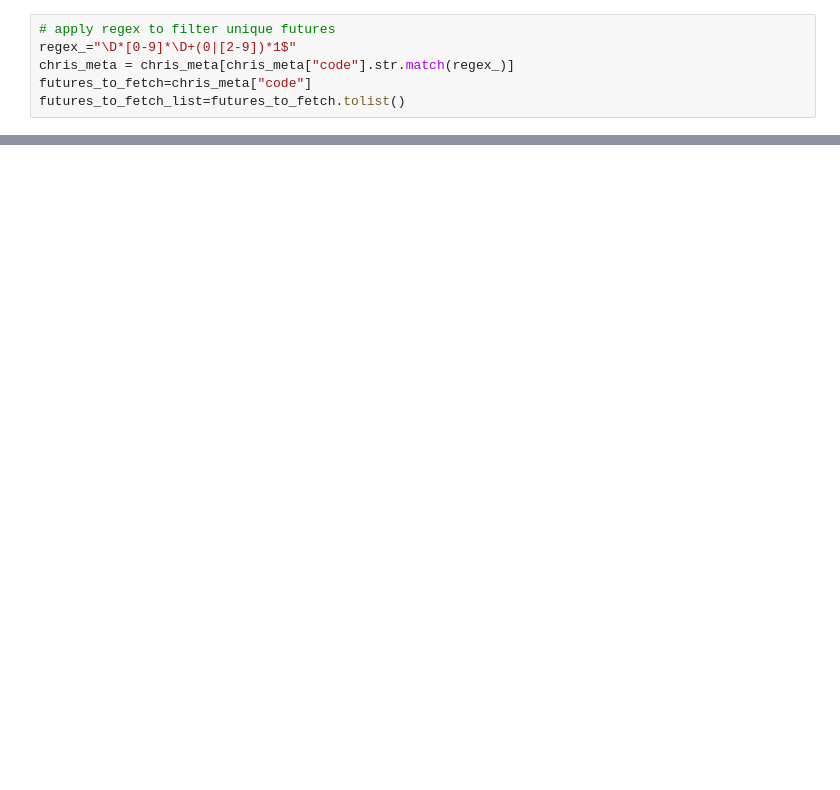
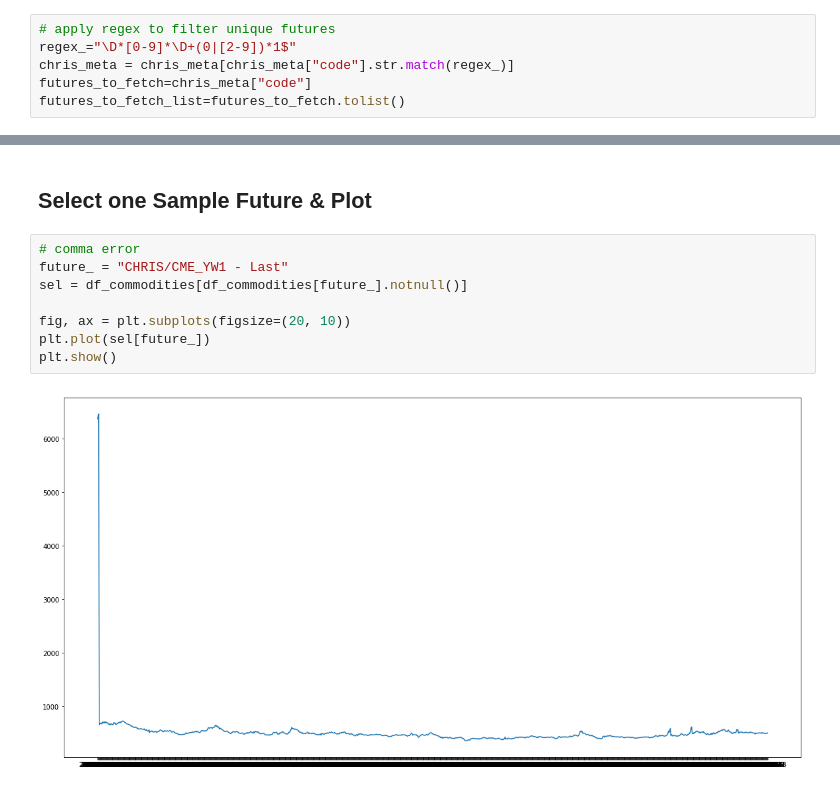
Before and after one commit to weberjoe/cme_futures_analysis, a Jupyter notebook: commodities_fetch.ipynb, the cells around one changed output, grey strips where cells are left out. Saved outputs shown, nothing was run; the diff lists cells and outputs as text; blank space fills up the shorter version.

```diff
--- a/commodities_fetch.ipynb
+++ b/commodities_fetch.ipynb
@@ -128,0 +209,12 @@ E_COMMODITIES_GRAIN=[s + col_ for s in E_COMMODITIES_GRAIN]
+# %% [markdown]
+## Select one Sample Future & Plot
+# %%
+# comma error
+future_ = "CHRIS/CME_YW1 - Last"
+sel = df_commodities[df_commodities[future_].notnull()]
+
+fig, ax = plt.subplots(figsize=(20, 10))
+plt.plot(sel[future_])
+plt.show()
+# %% [output]
+[figure, added]
```
Also changed, not shown: parts of 20 cells of this notebook, 1 other file.
